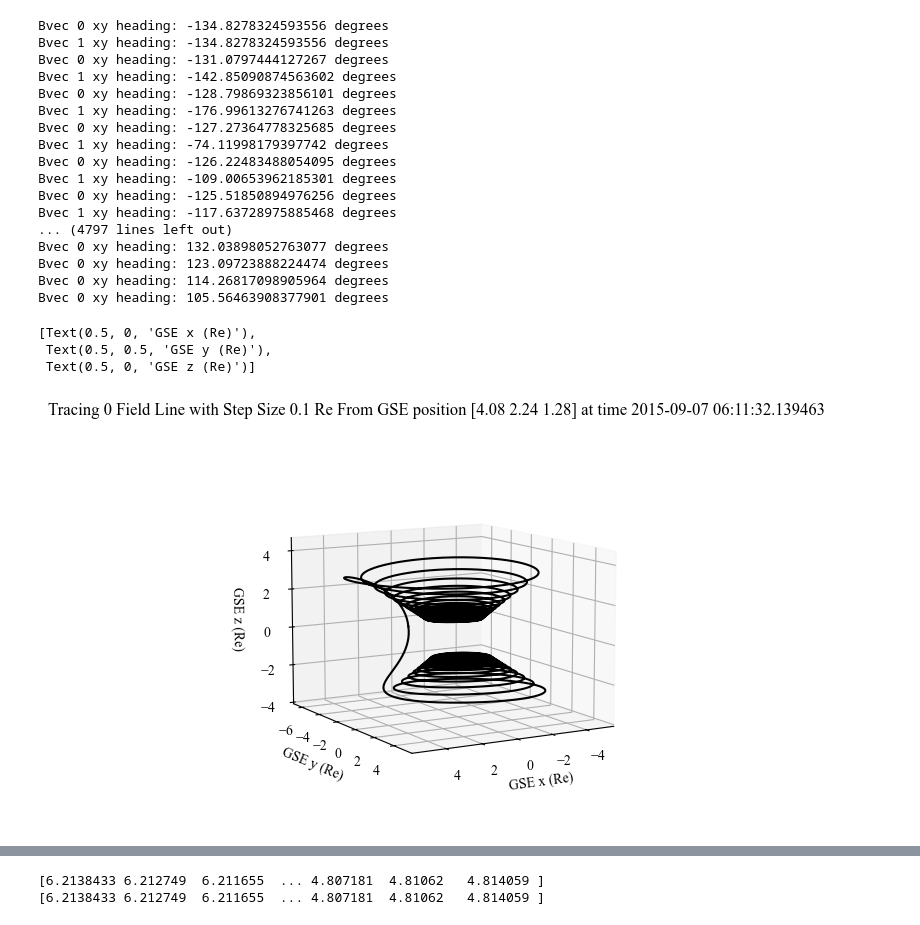
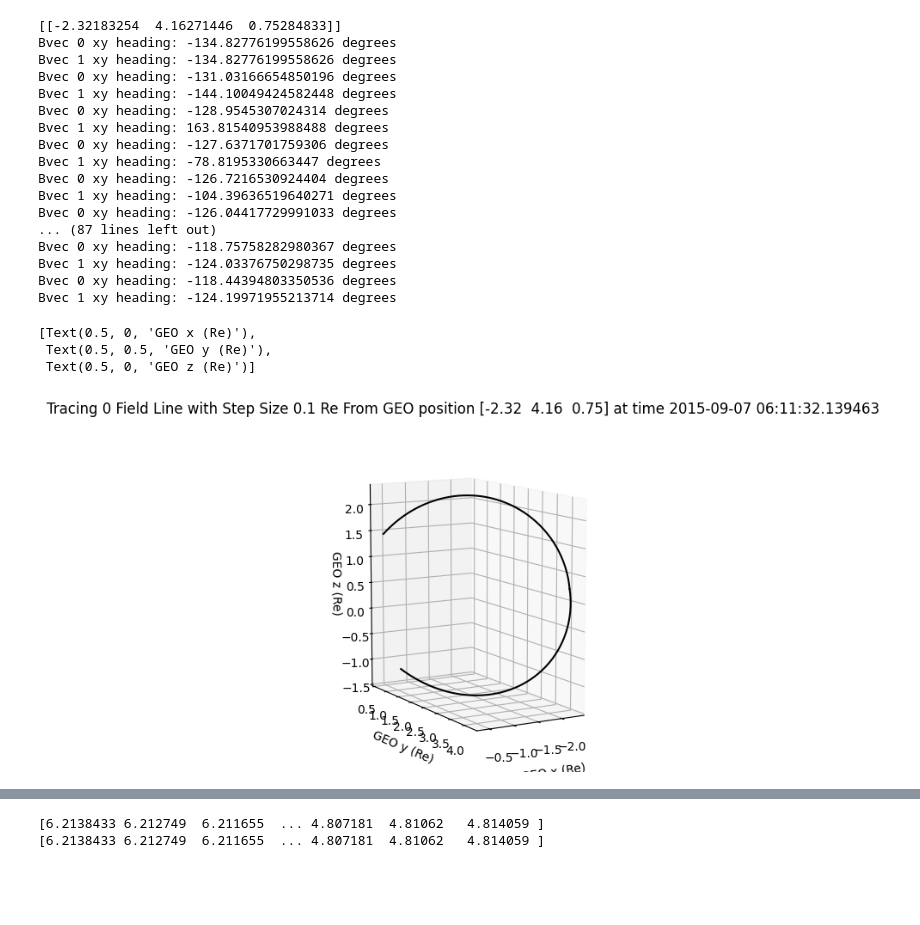
Before and after one commit to WilsonMoyer/Scale-Processing, a Jupyter notebook: L-Model Calculator.ipynb, the cells around one changed output, grey strips where cells are left out. Saved outputs shown, nothing was run; the diff lists cells and outputs as text; code cells hidden in the pictures; blank space fills up the shorter version.

Commit message:
Change the coordinates from GSE to GEO, fixing the drainage spiral field line plot.

```diff
--- a/L-Model Calculator.ipynb
+++ b/L-Model Calculator.ipynb
@@ -209,7 +205,10 @@ for n in range(0, len(allSC)):
     if isAllen:
 
         times = [allSC[n].CDF['epoch'][:][theInd]]
-        positions = [np.divide(allSC[n].CDF['pos_gse'][:][theInd], earthR)]
+        coordsGSE = spc.Coords([np.divide(allSC[n].CDF['pos_gse'][:][theInd], earthR)], 'GSE', 'car', use_irbem=True)
+        coordsGSE.ticks = spt.Ticktock(times, 'ISO')
+        positions = coordsGSE.convert('GEO', 'car').data
+        print(positions)
 
         """
         # This removed code has no function except to test whether the field line
@@ -245,7 +244,7 @@ for n in range(0, len(allSC)):
         posGDZ = np.concatenate((gdalt, gdlat, glon), axis=1)
         coordsGDZ = spc.Coords(posGDZ, 'GDZ', 'sph', use_irbem=True)
         coordsGDZ.ticks = spt.Ticktock(times, 'ISO')
-        postions = coordsGDZ.convert('GSE', 'car').data
+        postions = coordsGDZ.convert('GEO', 'car').data
 
 
         L = 1/pow(np.cos(np.pi*allSC[n].CDF["mlat"][getArr]/180),2)
@@ -268,42 +267,42 @@ for n in range(0, len(allSC)):
 #saveCDF.close()
 print()
 # %% [output]
-Bvec 0 xy heading: -134.8278324593556 degrees
-Bvec 1 xy heading: -134.8278324593556 degrees
-Bvec 0 xy heading: -131.0797444127267 degrees
-Bvec 1 xy heading: -142.85090874563602 degrees
-Bvec 0 xy heading: -128.79869323856101 degrees
-Bvec 1 xy heading: -176.99613276741263 degrees
-Bvec 0 xy heading: -127.27364778325685 degrees
-Bvec 1 xy heading: -74.11998179397742 degrees
-Bvec 0 xy heading: -126.22483488054095 degrees
-Bvec 1 xy heading: -109.00653962185301 degrees
-Bvec 0 xy heading: -125.51850894976256 degrees
-Bvec 1 xy heading: -117.63728975885468 degrees
-... (4797 lines left out)
-Bvec 0 xy heading: 132.03898052763077 degrees
-Bvec 0 xy heading: 123.09723888224474 degrees
-Bvec 0 xy heading: 114.26817098905964 degrees
-Bvec 0 xy heading: 105.56463908377901 degrees
+[[-2.32183254  4.16271446  0.75284833]]
+Bvec 0 xy heading: -134.82776199558626 degrees
+Bvec 1 xy heading: -134.82776199558626 degrees
+Bvec 0 xy heading: -131.03166654850196 degrees
+Bvec 1 xy heading: -144.10049424582448 degrees
+Bvec 0 xy heading: -128.9545307024314 degrees
+Bvec 1 xy heading: 163.81540953988488 degrees
+Bvec 0 xy heading: -127.6371701759306 degrees
+Bvec 1 xy heading: -78.8195330663447 degrees
+Bvec 0 xy heading: -126.7216530924404 degrees
+Bvec 1 xy heading: -104.39636519640271 degrees
+Bvec 0 xy heading: -126.04417729991033 degrees
+... (87 lines left out)
+Bvec 0 xy heading: -118.75758282980367 degrees
+Bvec 1 xy heading: -124.03376750298735 degrees
+Bvec 0 xy heading: -118.44394803350536 degrees
+Bvec 1 xy heading: -124.19971955213714 degrees
 # %%
 fig = plt.figure()
 axis = fig.add_subplot(projection='3d')
 
 for i in range(0, len(fieldLines)):
     fieldLines[i].plot()
 
 axis.set_aspect('equal')
 
-fig.suptitle(f'Tracing {models[1]} Field Line with Step Size {stepSize} Re From GSE position {str(np.round(positions[0], 2))} at time {times[0]}')
+fig.suptitle(f'Tracing {models[1]} Field Line with Step Size {stepSize} Re From GEO position {str(np.round(positions[0], 2))} at time {times[0]}')
 axis.view_init(elev=10, azim=60, roll=0)
 
 
-axis.set(xlabel = 'GSE x (Re)', ylabel='GSE y (Re)', zlabel='GSE z (Re)')
+axis.set(xlabel = 'GEO x (Re)', ylabel='GEO y (Re)', zlabel='GEO z (Re)')
 # %% [output]
-[Text(0.5, 0, 'GSE x (Re)'),
- Text(0.5, 0.5, 'GSE y (Re)'),
- Text(0.5, 0, 'GSE z (Re)')]
+[Text(0.5, 0, 'GEO x (Re)'),
+ Text(0.5, 0.5, 'GEO y (Re)'),
+ Text(0.5, 0, 'GEO z (Re)')]
-[figure, old version]
+[figure, new version]
 # %%
 """
 # The remaining code is only for testing but must have a working L-shell to function
```
Also changed, not shown: parts of 1 cell of this notebook, 1 other file.
